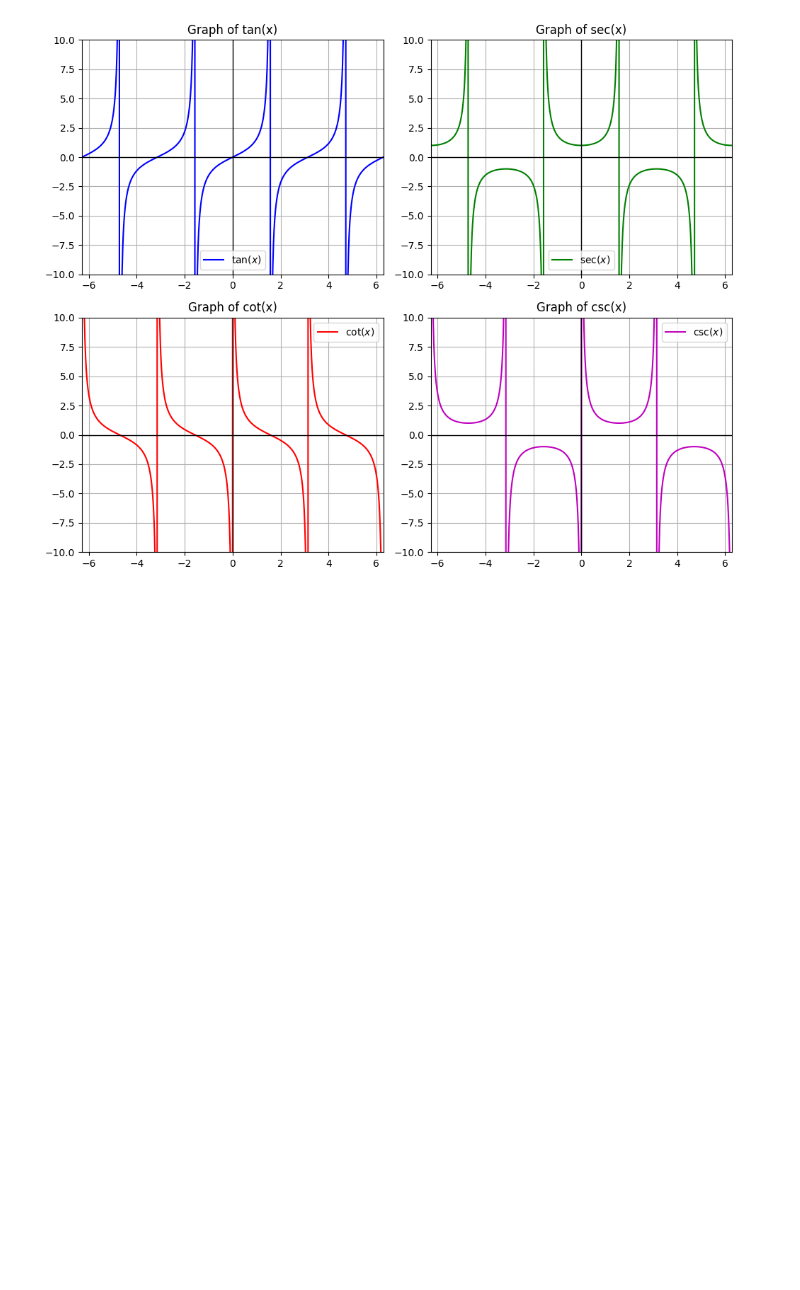
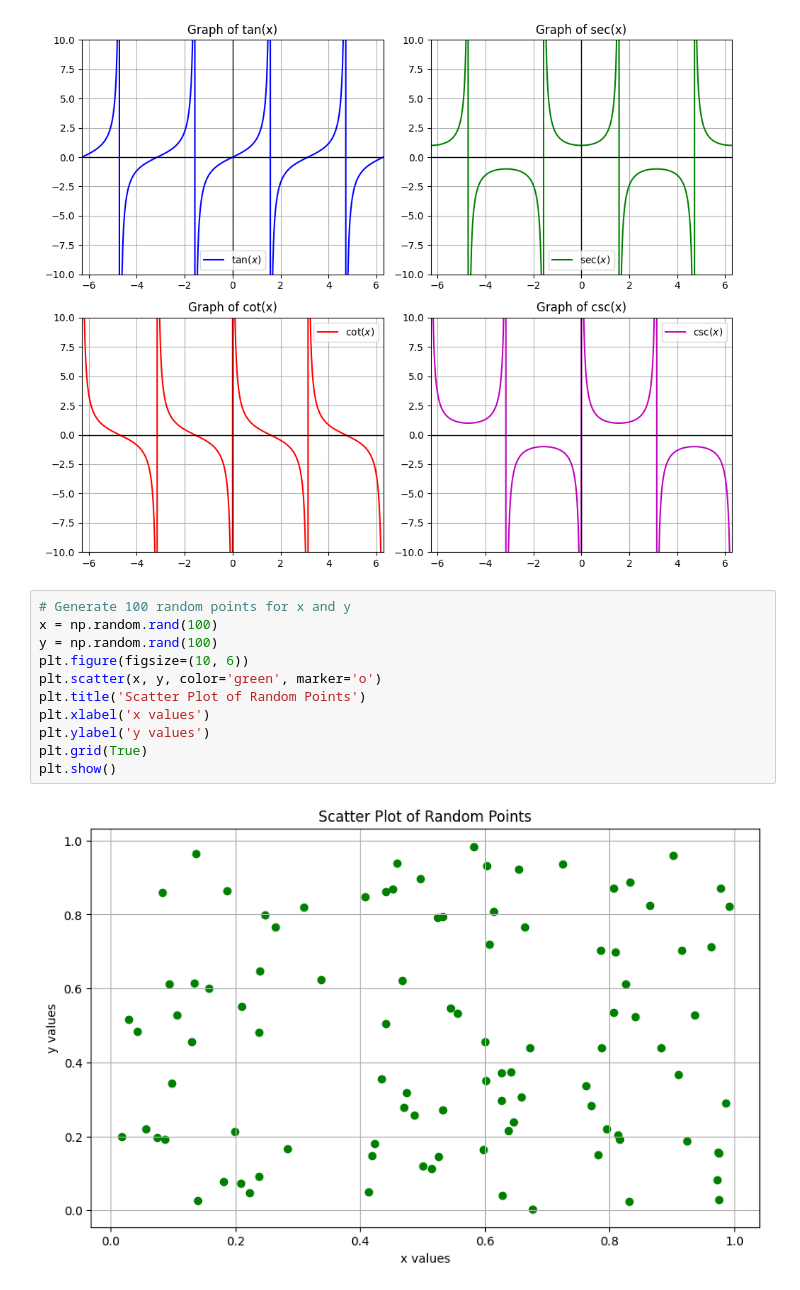
Before and after one commit to BhautikVekariya21/dsc, a Jupyter notebook: NumPy/02_numpy.ipynb, the cells around one changed output. Cells and saved outputs as stored; diff of their text form; blank space fills up the shorter version.

```diff
--- a/NumPy/02_numpy.ipynb
+++ b/NumPy/02_numpy.ipynb
@@ -455,3 +455,16 @@ plt.tight_layout()
 plt.show()
 # %% [output]
 [figure]
+# %%
+# Generate 100 random points for x and y
+x = np.random.rand(100)
+y = np.random.rand(100)
+plt.figure(figsize=(10, 6))
+plt.scatter(x, y, color='green', marker='o')
+plt.title('Scatter Plot of Random Points')
+plt.xlabel('x values')
+plt.ylabel('y values')
+plt.grid(True)
+plt.show()
+# %% [output]
+[figure, added]
```
